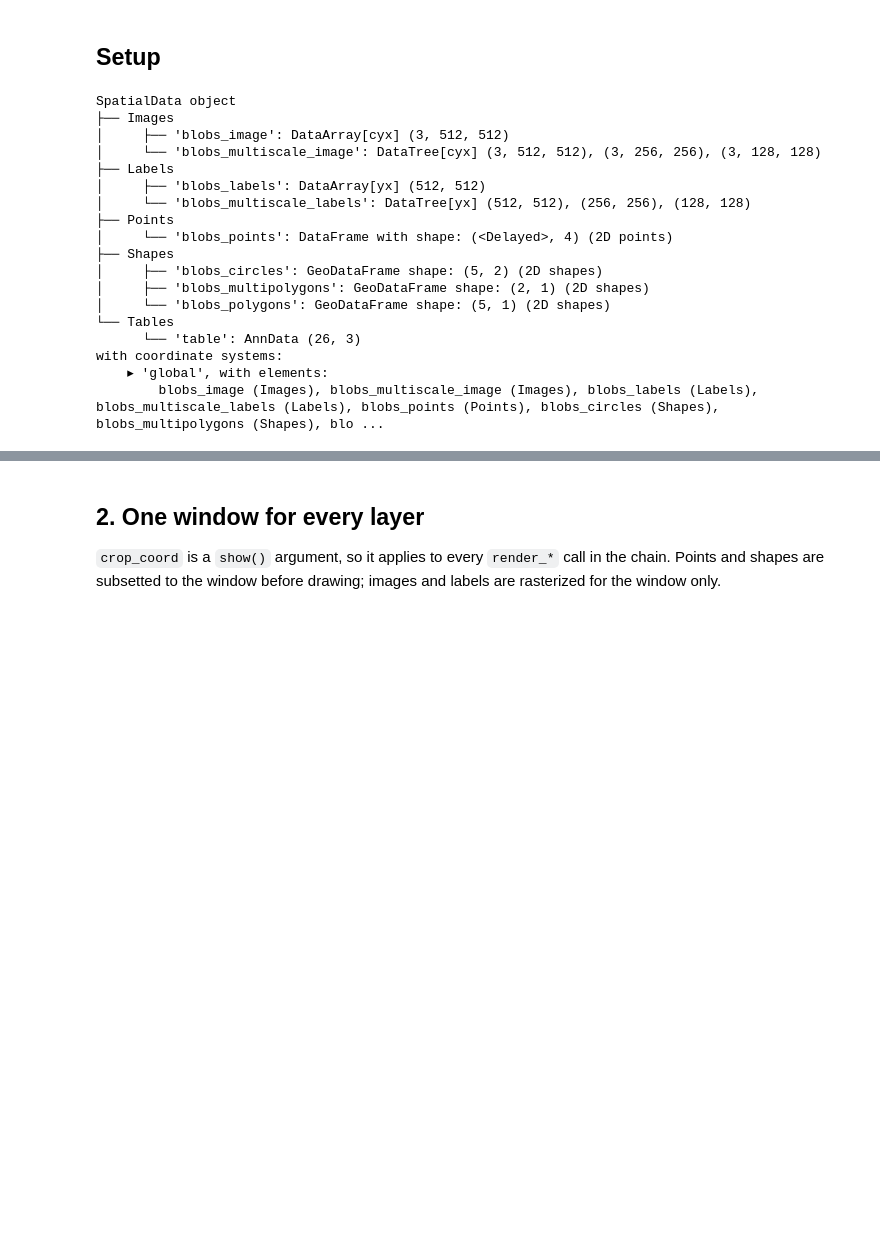
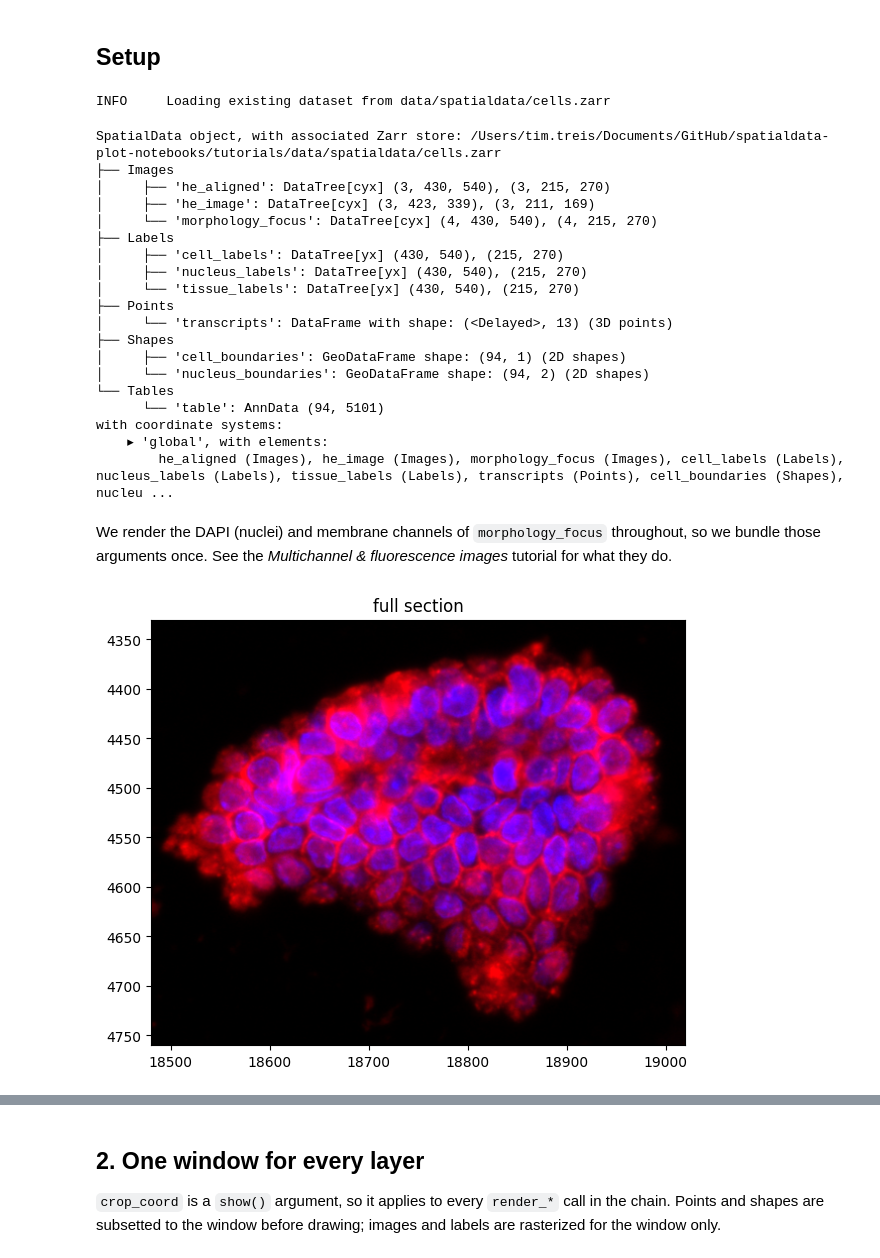
Before and after one commit to scverse/spatialdata-plot-tutorials, a Jupyter notebook: pr-25/_sources/notebooks/tutorials/cropping.ipynb, the cells around one changed output, grey strips where cells are left out. Saved outputs shown, nothing was run; the diff lists cells and outputs as text; code cells hidden in the pictures; blank space fills up the shorter version.

```diff
--- a/pr-25/_sources/notebooks/tutorials/cropping.ipynb
+++ b/pr-25/_sources/notebooks/tutorials/cropping.ipynb
@@ -14,34 +14,50 @@ Xenium, MERFISH, or any other `SpatialData` object.
 import warnings
 
 import matplotlib.pyplot as plt
-from matplotlib.patches import Rectangle
+import squidpy as sq
+from matplotlib.patches import ConnectionPatch, Rectangle
 
 import spatialdata as sd
 import spatialdata_plot  # noqa: F401  # registers the .pl accessor
+from spatialdata_plot import PercentileNormalize
 
 warnings.filterwarnings("ignore")
 
-sdata = sd.datasets.blobs()
+sdata = sq.datasets.cells()
 sdata
 # %% [output]
-SpatialData object
-├── Images
-│     ├── 'blobs_image': DataArray[cyx] (3, 512, 512)
-│     └── 'blobs_multiscale_image': DataTree[cyx] (3, 512, 512), (3, 256, 256), (3, 128, 128)
-├── Labels
-│     ├── 'blobs_labels': DataArray[yx] (512, 512)
-│     └── 'blobs_multiscale_labels': DataTree[yx] (512, 512), (256, 256), (128, 128)
-├── Points
-│     └── 'blobs_points': DataFrame with shape: (<Delayed>, 4) (2D points)
-├── Shapes
-│     ├── 'blobs_circles': GeoDataFrame shape: (5, 2) (2D shapes)
-│     ├── 'blobs_multipolygons': GeoDataFrame shape: (2, 1) (2D shapes)
-│     └── 'blobs_polygons': GeoDataFrame shape: (5, 1) (2D shapes)
-└── Tables
-      └── 'table': AnnData (26, 3)
-with coordinate systems:
-    ▸ 'global', with elements:
-        blobs_image (Images), blobs_multiscale_image (Images), blobs_labels (Labels), blobs_multiscale_labels (Labels), blobs_points (Points), blobs_circles (Shapes), blobs_multipolygons (Shapes), blo ...
+INFO     Loading existing dataset from data/spatialdata/cells.zarr
+SpatialData object, with associated Zarr store: /Users/tim.treis/Documents/GitHub/spatialdata-plot-notebooks/tutorials/data/spatialdata/cells.zarr
+├── Images
+│     ├── 'he_aligned': DataTree[cyx] (3, 430, 540), (3, 215, 270)
+│     ├── 'he_image': DataTree[cyx] (3, 423, 339), (3, 211, 169)
+│     └── 'morphology_focus': DataTree[cyx] (4, 430, 540), (4, 215, 270)
+├── Labels
+│     ├── 'cell_labels': DataTree[yx] (430, 540), (215, 270)
+│     ├── 'nucleus_labels': DataTree[yx] (430, 540), (215, 270)
+│     └── 'tissue_labels': DataTree[yx] (430, 540), (215, 270)
+├── Points
+│     └── 'transcripts': DataFrame with shape: (<Delayed>, 13) (3D points)
+├── Shapes
+│     ├── 'cell_boundaries': GeoDataFrame shape: (94, 1) (2D shapes)
+│     └── 'nucleus_boundaries': GeoDataFrame shape: (94, 2) (2D shapes)
+└── Tables
+      └── 'table': AnnData (94, 5101)
+with coordinate systems:
+    ▸ 'global', with elements:
+        he_aligned (Images), he_image (Images), morphology_focus (Images), cell_labels (Labels), nucleus_labels (Labels), tissue_labels (Labels), transcripts (Points), cell_boundaries (Shapes), nucleu ...
+# %% [markdown]
+We render the DAPI (nuclei) and membrane channels of `morphology_focus` throughout, so we bundle
+those arguments once. See the *Multichannel & fluorescence images* tutorial for what they do.
+# %%
+IMG = dict(
+    channel=["DAPI", "ATP1A1/CD45/E-Cadherin"],
+    palette=["blue", "red"],
+    norm=[PercentileNormalize(1, 99)] * 2,
+)
+sdata.pl.render_images("morphology_focus", **IMG).pl.show(title="full section")
+# %% [output]
+[figure, added]
 # %% [markdown]
 ## 1. Zooming in — `crop_coord`
 
```
Also changed, not shown: parts of 12 cells of this notebook, 9 other files.
